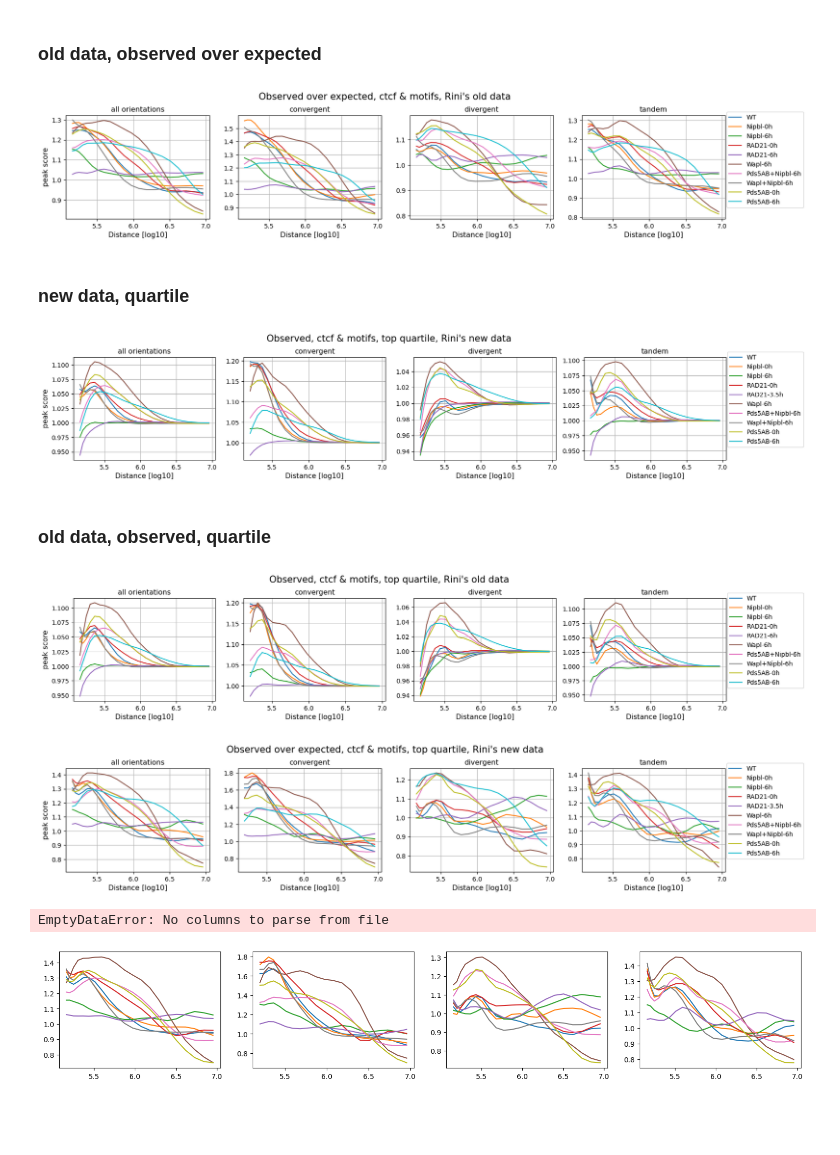
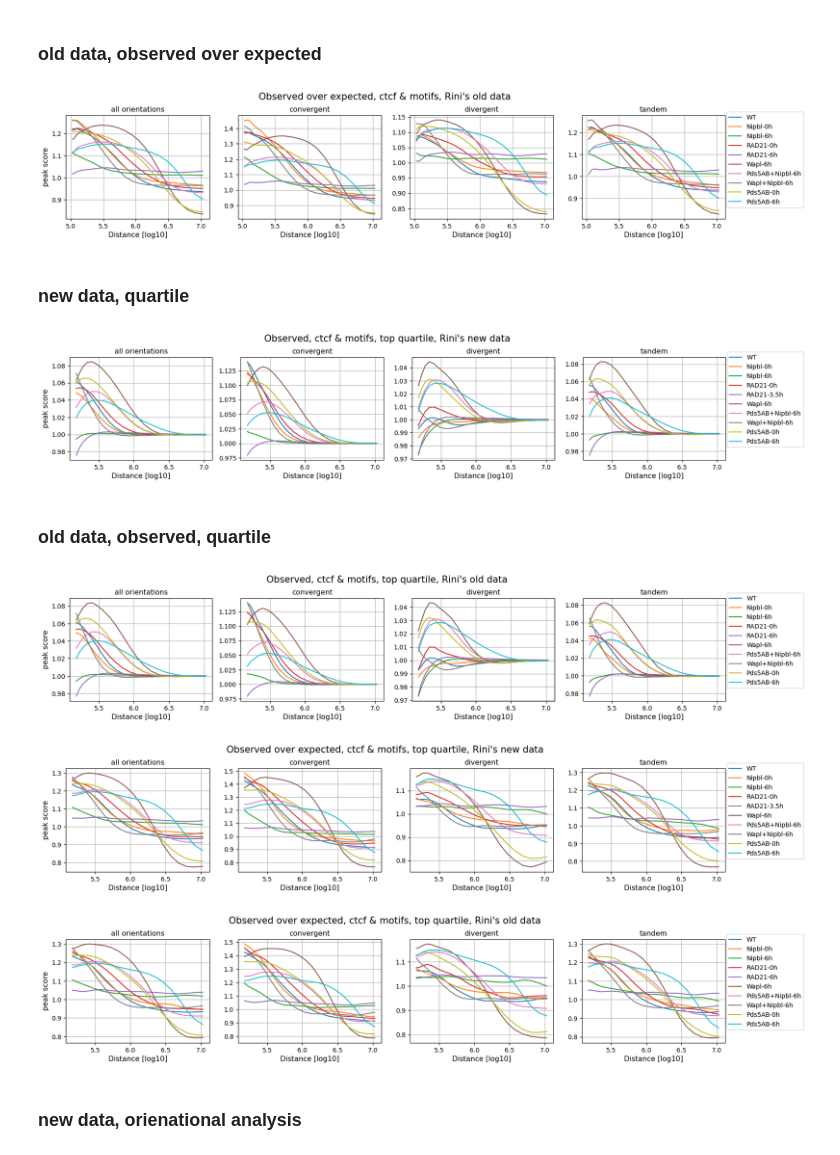
Before and after one commit to Fudenberg-Research-Group/Loop_extrusion_velocity_chromosome, a Jupyter notebook: analysis/peak_analyis_experimental_data/notebooks/Analysis.ipynb, the cells around one changed output. Cells and saved outputs as stored; diff of their text form; code cells hidden in the pictures; blank space fills up the shorter version.

Commit message:
updating notebook for peak analyis

```diff
--- a/analysis/peak_analyis_experimental_data/notebooks/Analysis.ipynb
+++ b/analysis/peak_analyis_experimental_data/notebooks/Analysis.ipynb
@@ -154,11 +154,11 @@ fig, axs = plt.subplots(1, 4, figsize=(19, 3))  # 3 rows, 1 column
 
 new_sample_dict=['WT','Nipbl-0h','Nipbl-6h','RAD21-0h', 'RAD21-6h', 'Wapl-6h', 'Pds5AB+Nipbl-6h', 'Wapl+Nipbl-6h', 'Pds5AB-0h','Pds5AB-6h']
 
-def smooth(x, sigma = 1.315):
+def smooth(x, sigma = 1.5):
         return gaussian_filter1d(x, sigma)
 for name in new_sample_dict[:10]:
     #print(name)
-    data=pd.read_csv('data_new/dots_vs_distance_peaks_motifs_%s_old_data_observed_over_expected.csv'%name)
+    data=pd.read_csv('data_recent/dots_vs_distance_peaks_motifs_%s_old_data_observed_over_expected.csv'%name)
     dist_conv=data[data['orientation']=='+-']['dist']
     score_conv=data[data['orientation']=='+-']['peak_score']
     dist_dive=data[data['orientation']=='-+']['dist']
@@ -191,7 +191,7 @@ plt.tight_layout(rect=[10, 10.3, 10.15, 10.95])
 plt.savefig('observed_over_expected_for_ctcf&motifs_Rini_old_data.png',ppt=500, bbox_inches = 'tight')
 plt.show()
 # %% [output]
-[figure, old version]
+[figure, new version]
 # %% [markdown]
 ### new data, quartile
 # %%
@@ -203,7 +203,7 @@ def smooth(x, sigma = 1.315):
         return gaussian_filter1d(x, sigma)
 for name in new_sample_dict[:10]:
     #print(name)
-    data=pd.read_csv('data_new/dots_vs_distance_top_quartile_peaks_motifs_%s_newdata.csv'%name)
+    data=pd.read_csv('data_recent/dots_vs_distance_top_quartile_peaks_motifs_%s_newdata.csv'%name)
     dist_conv=data[data['orientation']=='+-']['dist']
     score_conv=data[data['orientation']=='+-']['peak_score']
     dist_dive=data[data['orientation']=='-+']['dist']
@@ -236,7 +236,7 @@ plt.tight_layout(rect=[10, 10.3, 10.15, 10.95])
 plt.savefig('observed_for_ctcf&motifs_top_quartile_Rini_new_data.png',ppt=500, bbox_inches = 'tight')
 plt.show()
 # %% [output]
-[figure, old version]
+[figure, new version]
 # %% [markdown]
 ### old data, observed, quartile
 # %%
@@ -248,7 +248,7 @@ def smooth(x, sigma = 1.15):
         return gaussian_filter1d(x, sigma)
 for name in new_sample_dict[:10]:
     #print(name)
-    data=pd.read_csv('data_new/dots_vs_distance_top_quartile_peaks_motifs_%s_old_data.csv'%name)
+    data=pd.read_csv('data_recent/dots_vs_distance_top_quartile_peaks_motifs_%s_old_data.csv'%name)
     dist_conv=data[data['orientation']=='+-']['dist']
     score_conv=data[data['orientation']=='+-']['peak_score']
     dist_dive=data[data['orientation']=='-+']['dist']
@@ -281,7 +281,7 @@ plt.tight_layout(rect=[10, 10.3, 10.15, 10.95])
 plt.savefig('observed_for_ctcf&motifs_top_quartile_Rini_old_data.png',ppt=500, bbox_inches = 'tight')
 plt.show()
 # %% [output]
-[figure, old version]
+[figure, new version]
 # %%
 fig, axs = plt.subplots(1, 4, figsize=(19, 3))  # 3 rows, 1 column
 
@@ -291,7 +291,7 @@ def smooth(x, sigma = 1.315):
         return gaussian_filter1d(x, sigma)
 for name in new_sample_dict[:10]:
     #print(name)
-    data=pd.read_csv('data_new/dots_vs_distance_top_quartile_peaks_motifs_%s_newdata_observed_over_expected.csv'%name)
+    data=pd.read_csv('data_recent/dots_vs_distance_top_quartile_peaks_motifs_%s_newdata_observed_over_expected.csv'%name)
     dist_conv=data[data['orientation']=='+-']['dist']
     score_conv=data[data['orientation']=='+-']['peak_score']
     dist_dive=data[data['orientation']=='-+']['dist']
@@ -324,7 +324,7 @@ plt.tight_layout(rect=[10, 10.3, 10.15, 10.95])
 plt.savefig('observed_over_expected_for_ctcf&motifs_top_quartile_Rini_new_data.png',ppt=500, bbox_inches = 'tight')
 plt.show()
 # %% [output]
-[figure, old version]
+[figure, new version]
 # %%
 fig, axs = plt.subplots(1, 4, figsize=(19, 3))  # 3 rows, 1 column
 
@@ -334,38 +334,39 @@ def smooth(x, sigma = 1.315):
         return gaussian_filter1d(x, sigma)
 for name in new_sample_dict[:10]:
     #print(name)
-    data=pd.read_csv('data_new/dots_vs_distance_top_quartile_peaks_motifs_%s_old_data_observed_over_expected.csv'%name)
+    data=pd.read_csv('data_recent/dots_vs_distance_top_quartile_peaks_motifs_%s_old_data_observed_over_expected.csv'%name)
     dist_conv=data[data['orientation']=='+-']['dist']
     score_conv=data[data['orientation']=='+-']['peak_score']
     dist_dive=data[data['orientation']=='-+']['dist']
     score_dive=data[data['orientation']=='-+']['peak_score']
     dist_tandemp=data[data['orientation']=='++']['dist']
     score_tandemp=data[data['orientation']=='++']['peak_score']
     dist_tandemn=data[data['orientation']=='--']['dist']
     score_tandemn=data[data['orientation']=='--']['peak_score']
     score_ave=data.groupby('dist')['peak_score'].mean()
     axs[1].plot(np.log10(dist_conv),smooth(score_conv),label='%s'%name)
     axs[0].plot(np.log10(dist_conv),smooth(score_ave),label='%s'%name)
     axs[2].plot(np.log10(dist_conv),smooth(score_dive),label='%s'%name)
     axs[3].plot(np.log10(dist_conv), smooth(score_tandemp), label='%s'%name)
 #plt.ylabel('Peak score',fontsize = 11.5)
 plt.xlabel('off-diagonal distance [mb]',fontsize = 11.5)
 axs[1].set_title('convergent', fontsize = 11.5)
 axs[2].set_title('divergent', fontsize = 11.5)
 axs[3].set_title('tandem', fontsize = 11.5)
 axs[0].set_title('all orientations', fontsize = 11.5)
 for ax in axs:
     ax.grid(True)
     ax.set_xlabel('Distance [log10]', fontsize = 11.5)
 axs[3].legend( bbox_to_anchor=(1.57, 0.587),loc='right')
 axs[0].set_ylabel('peak score',fontsize = 11.5)
 #plt.semilogx()
 #plt.xlim(-20,5)
 #plt.legend()
 plt.suptitle('Observed over expected, ctcf & motifs, top quartile, Rini\'s old data', fontsize=15, y=1.05)
 plt.tight_layout(rect=[10, 10.3, 10.15, 10.95])
 plt.savefig('observed_over_expected_for_ctcf&motifs_top_quartile_Rini_old_data.png',ppt=500, bbox_inches = 'tight')
 plt.show()
 # %% [output]
-EmptyDataError: No columns to parse from file
-[figure, old version]
+[figure, new version]
+# %% [markdown]
+### new data, orienational analysis
```
Also changed, not shown: parts of 4 cells of this notebook.
